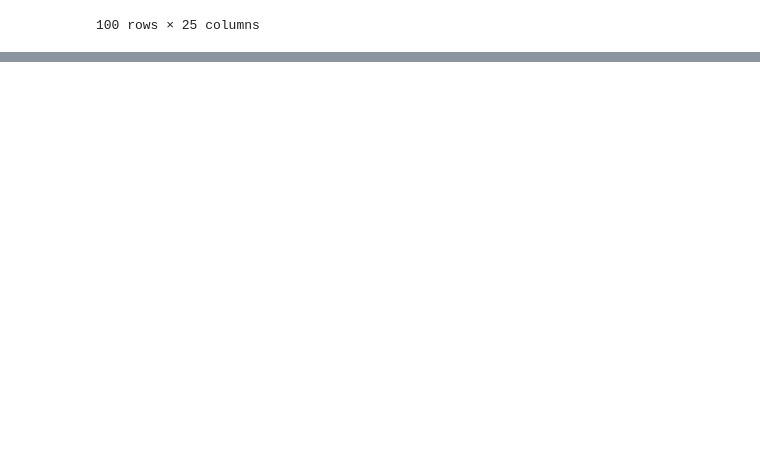
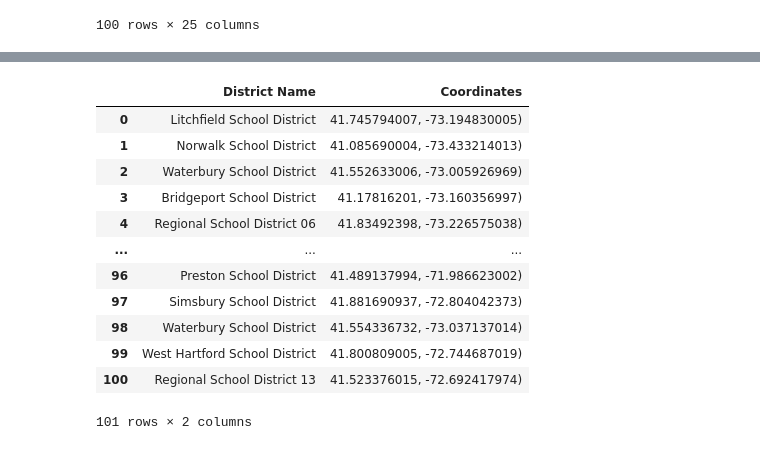
Before and after one commit to dmisiti/project_3_data_visualization, a Jupyter notebook: Untitled.ipynb, the cells around one changed output, grey strips where cells are left out. Drawn from its saved outputs; the diff is of its cells as text; code cells hidden in the pictures; blank space fills up the shorter version.

```diff
--- a/Untitled.ipynb
+++ b/Untitled.ipynb
@@ -84,0 +106,18 @@ education_cle_df.head(40)
+# %%
+District_name_df  = education_cle_df[["District Name","Coordinates"]]
+District_name_df.head(101
+                     )
+# %% [output]
+|  | District Name | Coordinates |
+| 0 | Litchfield School District | 41.745794007, -73.194830005) |
+| 1 | Norwalk School District | 41.085690004, -73.433214013) |
+| 2 | Waterbury School District | 41.552633006, -73.005926969) |
+| 3 | Bridgeport School District | 41.17816201, -73.160356997) |
+| 4 | Regional School District 06 | 41.83492398, -73.226575038) |
+| ... | ... | ... |
+| 96 | Preston School District | 41.489137994, -71.986623002) |
+| 97 | Simsbury School District | 41.881690937, -72.804042373) |
+| 98 | Waterbury School District | 41.554336732, -73.037137014) |
+| 99 | West Hartford School District | 41.800809005, -72.744687019) |
+| 100 | Regional School District 13 | 41.523376015, -72.692417974) |
+101 rows × 2 columns
```
Also changed, not shown: parts of 5 cells of this notebook.
